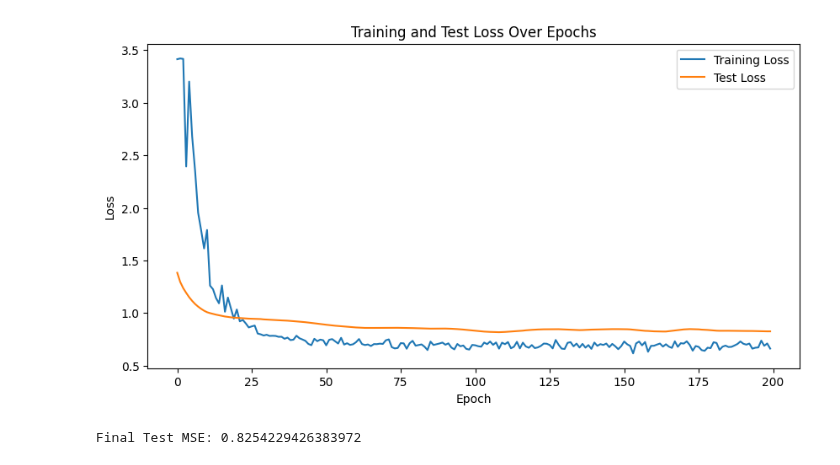
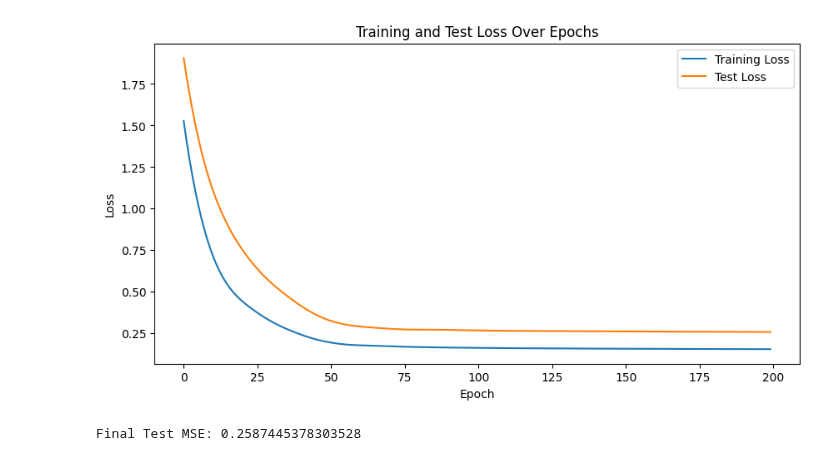
Before and after one commit to ANCP2021/ML-on-Graphs-Project, a Jupyter notebook: Models/GNNs/GAT.ipynb, the cells around one changed output. Cells and saved outputs as stored; diff of their text form; code cells hidden in the pictures.

Commit message:
added new datasets to GNN models

```diff
--- a/Models/GNNs/GAT.ipynb
+++ b/Models/GNNs/GAT.ipynb
@@ -134,8 +117,5 @@ Final Test MSE: 0.2696473002433777
 # %%
-df = pd.read_csv('../../Datasets/study_373/top_5_373.csv', usecols=['DATE', '46670', '46982', '46504', '46571', '46888'])
-# df = pd.read_csv('../../Datasets/study_373/top_5_373_imputed.csv', usecols=['DATE', '46670', '46982', '46504', '46571', '46888'])
-
-print(df)
+df = pd.read_csv('../../Datasets/study_373/top_5_373_linear.csv', usecols=['46670', '46982', '46504', '46571', '46888'])
 """
 46670  [Nyctereutes procyonoides]     Common Raccoon Dog      -> Rodents, Japanese Hare
 46982  [Sus scrofa]				      Wild Boar               -> Rodents, Japanese Hare
@@ -147,9 +127,6 @@ print(df)
 scaler = StandardScaler()
 df[['46670', '46982', '46504', '46571', '46888']] = scaler.fit_transform(df[['46670', '46982', '46504', '46571', '46888']])
 
-# features = torch.tensor(df[['46670', '46982', '46504', '46571', '46888']].values, dtype=torch.float)
-# print(features)
-
 for col in ['46670', '46982', '46504', '46571', '46888']:
     df[f'{col}_lag1'] = df[col].shift(1)
 df.dropna(inplace=True)
@@ -301,29 +283,20 @@ edge_index = torch.tensor([
+# %%
+edge_index = torch.tensor([
+    [0, 0, 0, 0, 0, 1, 1, 1, 1, 1, 2, 2, 3, 3, 3, 3, 4],
+    [0, 1, 2, 3, 4, 0, 1, 2, 3, 4, 0, 2, 0, 2, 3, 4, 2]
+], dtype=torch.long)
+data_train = Data(x=x_train, edge_index=edge_index)
+data_test = Data(x=x_test, edge_index=edge_index)
 # %%
 # Model Implementation
 class GATNet(torch.nn.Module):
-    def __init__(self, in_channels, out_channels, heads=8, dropout=0.6):
+    def __init__(self):
         super(GATNet, self).__init__()
-        self.conv1 = GATConv(in_channels, out_channels, heads=heads, dropout=dropout)
-        self.conv2 = GATConv(out_channels * heads, out_channels, heads=1, concat=False, dropout=dropout)
+        self.conv1 = GATConv(5, 16)
+        self.conv2 = GATConv(16, 5)
 
     def forward(self, data):
         x, edge_index = data.x, data.edge_index
-        # Apply the first GAT convolution and use ELU as activation
-        x = F.elu(self.conv1(x, edge_index))
-        # Apply dropout for regularization during training
-        x = F.dropout(x, p=0.6, training=self.training)
-        # Apply the second GAT convolution
+        x = torch.relu(self.conv1(x, edge_index))
         x = self.conv2(x, edge_index)
         return x
-
-in_channels, out_channels = 5, 5
-model = GATNet(in_channels, out_channels)
-# %%
-optimizer = Adam(model.parameters(), lr=0.01)
-criterion = MSELoss()
-
-indices = list(range(features.shape[0]))
-train_indices, test_indices = train_test_split(indices, test_size=0.2, random_state=42)
-
-data_train = Data(x=features[train_indices], edge_index=edge_index)
-data_test = Data(x=features[test_indices], edge_index=edge_index)
@@ -334,35 +311,35 @@ test_losses = []
 for epoch in range(200):
     model.train()
     optimizer.zero_grad()
     out = model(data_train)
-    train_loss = criterion(out, data_train.x)
+    train_loss = criterion(out, y_train)
     train_loss.backward()
     optimizer.step()
 
     model.eval()
     with torch.no_grad(): # gradient is not computed
         test_pred = model(data_test)
-        test_loss = criterion(test_pred, data_test.x)
+        test_loss = criterion(test_pred, y_test)
 
     train_losses.append(train_loss.item())
     test_losses.append(test_loss.item())
 
 # training and testing losses
 plt.figure(figsize=(10, 5))
 plt.plot(train_losses, label='Training Loss')
 plt.plot(test_losses, label='Test Loss')
 plt.xlabel('Epoch')
 plt.ylabel('Loss')
 plt.title('Training and Test Loss Over Epochs')
 plt.legend()
 plt.show()
 
 model.eval()
 with torch.no_grad():
     final_pred = model(data_test)
-    final_mse_test = criterion(final_pred, data_test.x)
+    final_mse_test = criterion(final_pred, y_test)
 
 print(f'Final Test MSE: {final_mse_test.item()}')
 # %% [output]
-[figure, old version]
+[figure, new version]
-Final Test MSE: 0.8254229426383972
+Final Test MSE: 0.2587445378303528
```
Also changed, not shown: parts of 15 cells of this notebook, 1 other file.
